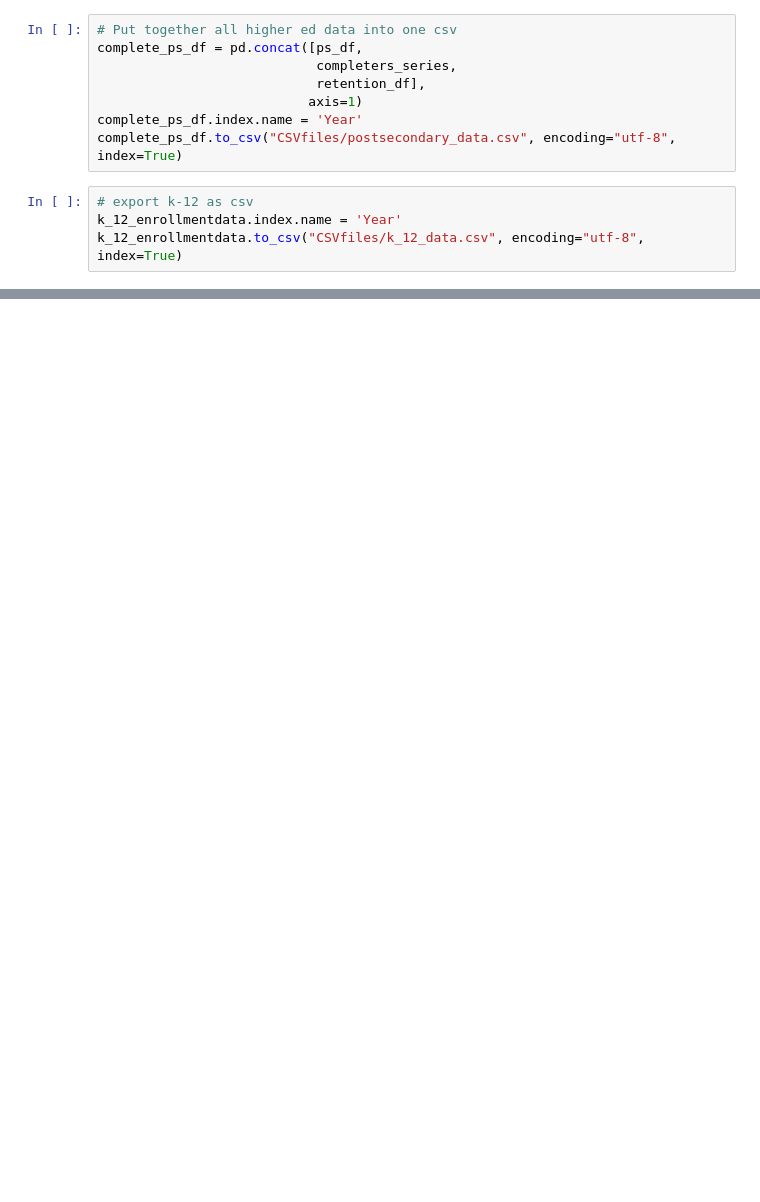
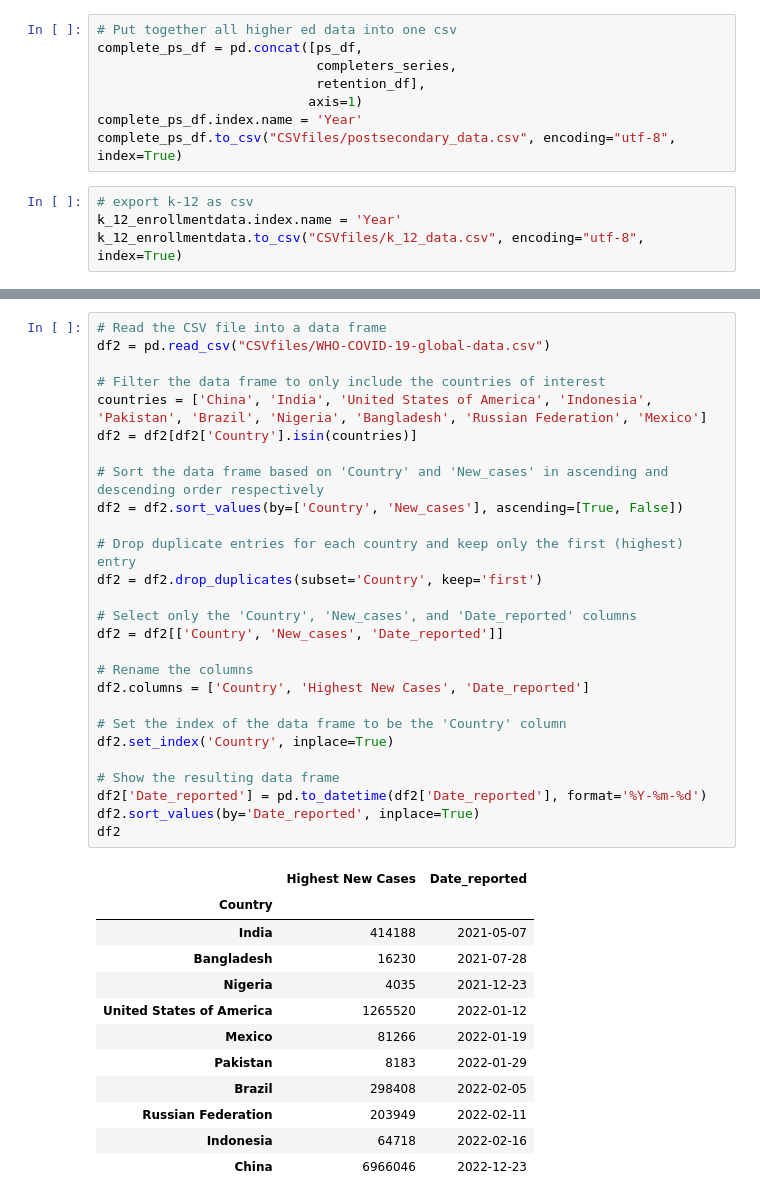
Before and after one commit to carsony123/Bootcamp-Project1, a Jupyter notebook: education_data.ipynb, the cells around one changed output, grey strips where cells are left out. Cells and saved outputs as stored; diff of their text form; blank space fills up the shorter version.

```diff
--- a/education_data.ipynb
+++ b/education_data.ipynb
@@ -275,0 +303,40 @@ k_12_enrollmentdata.to_csv("CSVfiles/k_12_data.csv", encoding="utf-8", index=Tru
+# %%
+# Read the CSV file into a data frame
+df2 = pd.read_csv("CSVfiles/WHO-COVID-19-global-data.csv")
+
+# Filter the data frame to only include the countries of interest
+countries = ['China', 'India', 'United States of America', 'Indonesia', 'Pakistan', 'Brazil', 'Nigeria', 'Bangladesh', 'Russian Federation', 'Mexico']
+df2 = df2[df2['Country'].isin(countries)]
+
+# Sort the data frame based on 'Country' and 'New_cases' in ascending and descending order respectively
+df2 = df2.sort_values(by=['Country', 'New_cases'], ascending=[True, False])
+
+# Drop duplicate entries for each country and keep only the first (highest) entry
+df2 = df2.drop_duplicates(subset='Country', keep='first')
+
+# Select only the 'Country', 'New_cases', and 'Date_reported' columns
+df2 = df2[['Country', 'New_cases', 'Date_reported']]
+
+# Rename the columns
+df2.columns = ['Country', 'Highest New Cases', 'Date_reported']
+
+# Set the index of the data frame to be the 'Country' column
+df2.set_index('Country', inplace=True)
+
+# Show the resulting data frame
+df2['Date_reported'] = pd.to_datetime(df2['Date_reported'], format='%Y-%m-%d')
+df2.sort_values(by='Date_reported', inplace=True)
+df2
+# %% [output]
+|  | Highest New Cases | Date_reported |
+| Country |  |  |
+| India | 414188 | 2021-05-07 |
+| Bangladesh | 16230 | 2021-07-28 |
+| Nigeria | 4035 | 2021-12-23 |
+| United States of America | 1265520 | 2022-01-12 |
+| Mexico | 81266 | 2022-01-19 |
+| Pakistan | 8183 | 2022-01-29 |
+| Brazil | 298408 | 2022-02-05 |
+| Russian Federation | 203949 | 2022-02-11 |
+| Indonesia | 64718 | 2022-02-16 |
+| China | 6966046 | 2022-12-23 |
```
Also changed, not shown: parts of 3 cells of this notebook, 9 other files.
